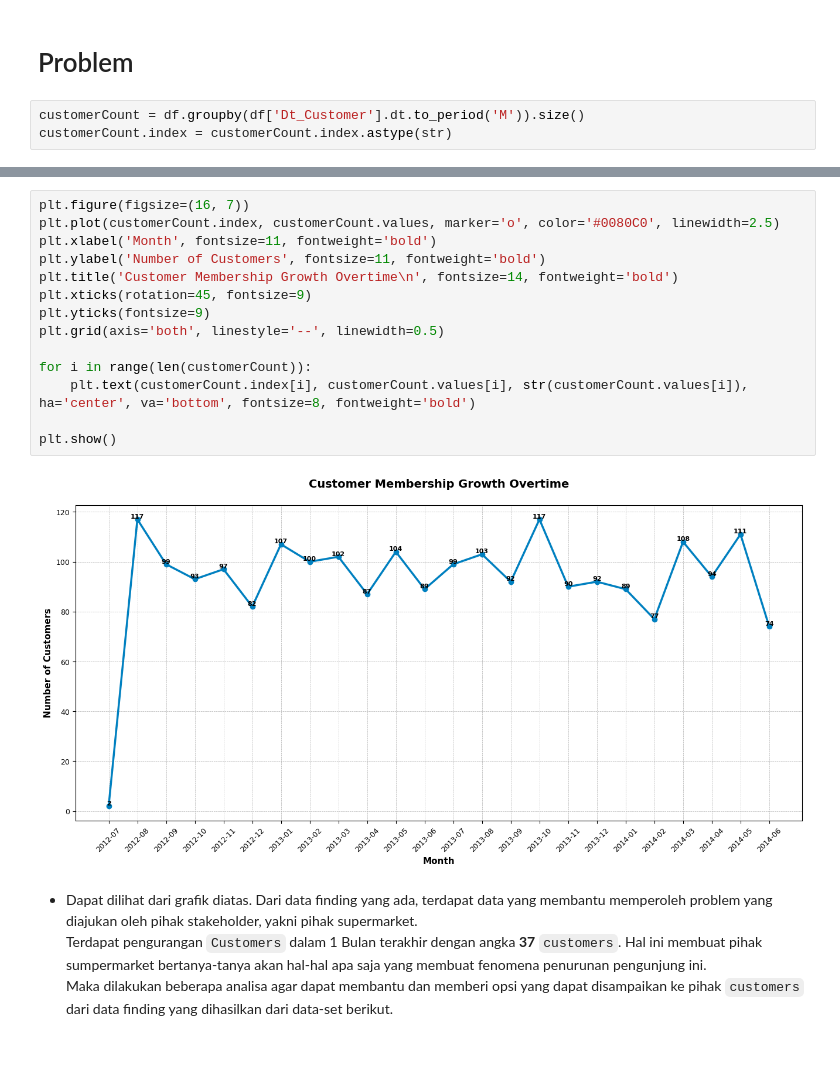
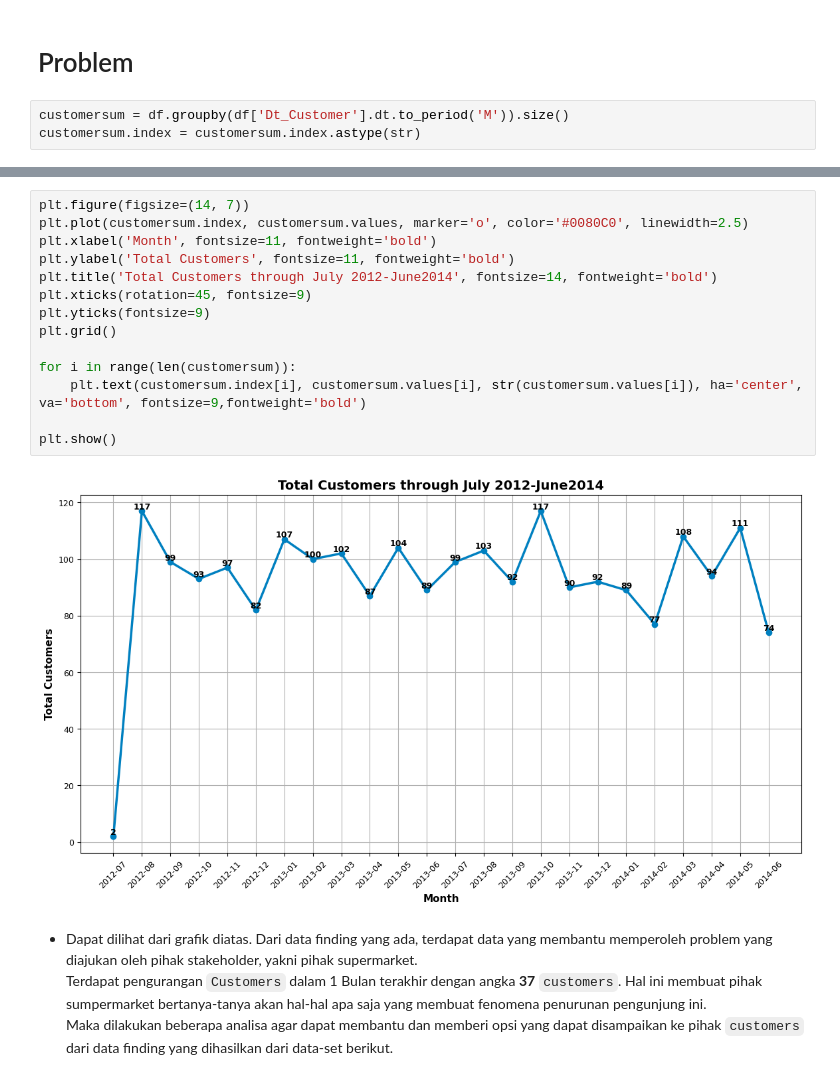
Before and after one commit to axelkud/Capstone-Project-2, a Jupyter notebook: full.ipynb, the cells around one changed output, grey strips where cells are left out. Drawn from its saved outputs; the diff is of its cells as text; blank space fills up the shorter version.

```diff
--- a/full.ipynb
+++ b/full.ipynb
@@ -651,6 +639,6 @@ df
 # %% [markdown]
 # Problem
 # %%
-customerCount = df.groupby(df['Dt_Customer'].dt.to_period('M')).size()
-customerCount.index = customerCount.index.astype(str)
+customersum = df.groupby(df['Dt_Customer'].dt.to_period('M')).size()
+customersum.index = customersum.index.astype(str)
 # %%
@@ -658,21 +646,21 @@ customerCount.values.sum()
 # %% [output]
 2225
 # %%
-plt.figure(figsize=(16, 7))
-plt.plot(customerCount.index, customerCount.values, marker='o', color='#0080C0', linewidth=2.5)
+plt.figure(figsize=(14, 7))
+plt.plot(customersum.index, customersum.values, marker='o', color='#0080C0', linewidth=2.5)
 plt.xlabel('Month', fontsize=11, fontweight='bold')
-plt.ylabel('Number of Customers', fontsize=11, fontweight='bold')
-plt.title('Customer Membership Growth Overtime\n', fontsize=14, fontweight='bold')
+plt.ylabel('Total Customers', fontsize=11, fontweight='bold')
+plt.title('Total Customers through July 2012-June2014', fontsize=14, fontweight='bold')
 plt.xticks(rotation=45, fontsize=9)
 plt.yticks(fontsize=9)
-plt.grid(axis='both', linestyle='--', linewidth=0.5)
+plt.grid()
 
-for i in range(len(customerCount)):
-    plt.text(customerCount.index[i], customerCount.values[i], str(customerCount.values[i]), ha='center', va='bottom', fontsize=8, fontweight='bold')
+for i in range(len(customersum)):
+    plt.text(customersum.index[i], customersum.values[i], str(customersum.values[i]), ha='center', va='bottom', fontsize=9,fontweight='bold')
 
 plt.show()
 # %% [output]
-[figure, old version]
+[figure, new version]
 # %% [markdown]
 - Dapat dilihat dari grafik diatas.
 Dari data finding yang ada, terdapat data yang membantu memperoleh problem yang diajukan oleh pihak stakeholder, yakni pihak supermarket.<br>
```
Also changed, not shown: parts of 4 cells of this notebook.
